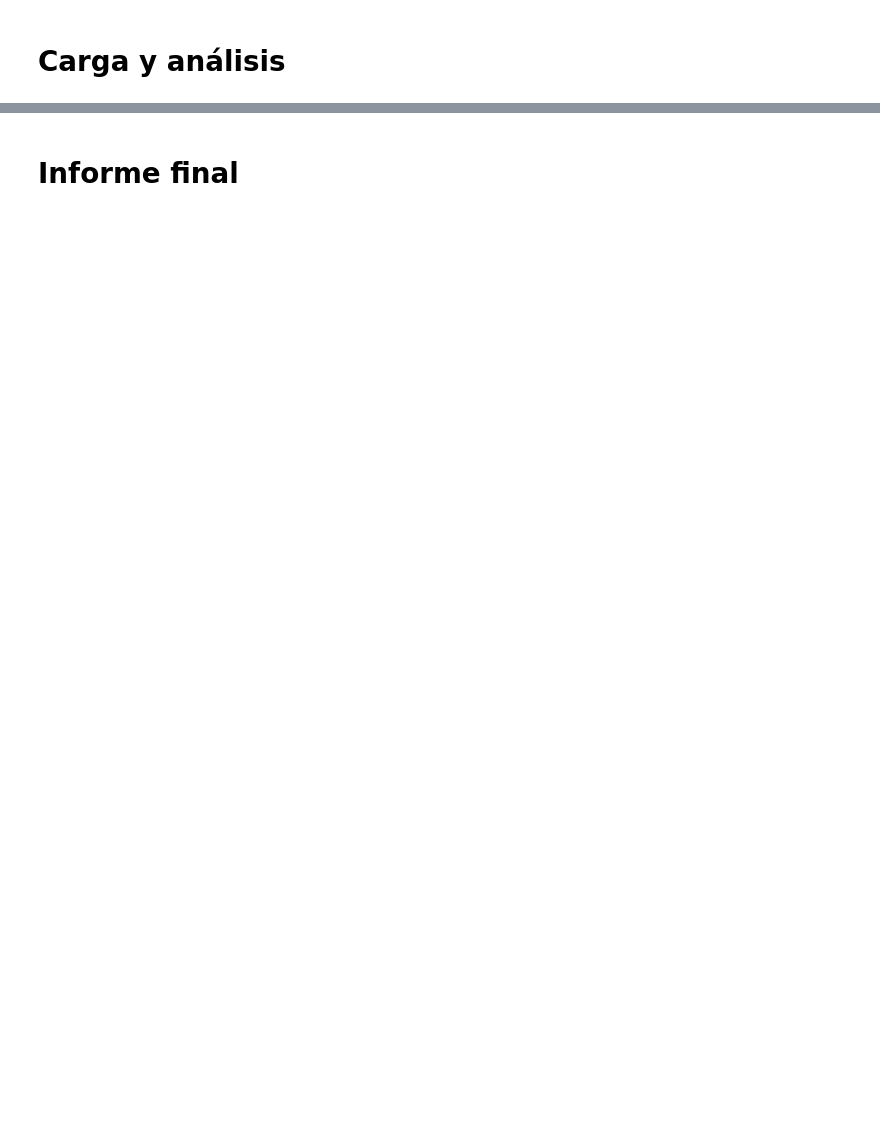
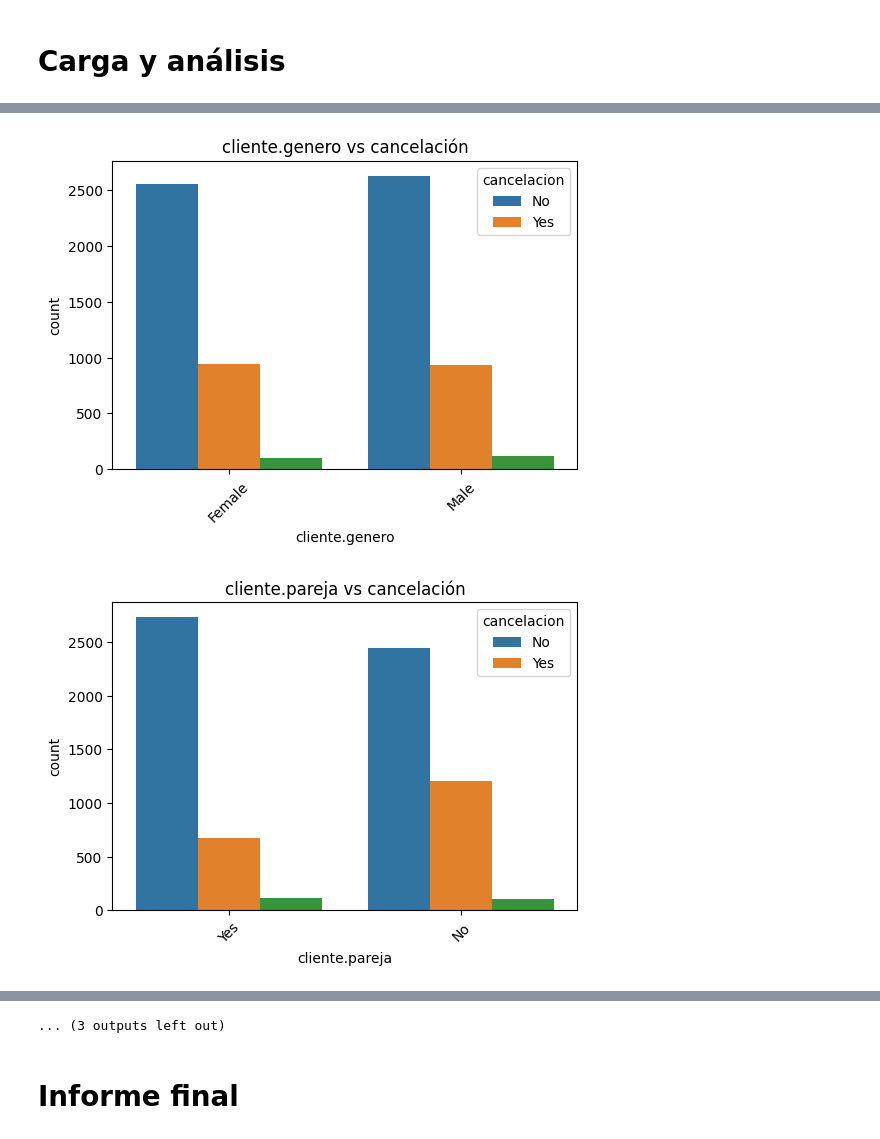
Before and after one commit to paolalarap/challenge_TelecomX_palp, a Jupyter notebook: challenge_TelecomX_palp.ipynb, the cells around one changed output, grey strips where cells are left out. Drawn from its saved outputs; the diff is of its cells as text; code cells hidden in the pictures; blank space fills up the shorter version.

```diff
--- a/challenge_TelecomX_palp.ipynb
+++ b/challenge_TelecomX_palp.ipynb
@@ -390,0 +573,10 @@ datos_clientes_n.head()
+# %%
+for col in categoricas:
+    plt.figure(figsize=(6,4))
+    sns.countplot(data=datos_clientes_n, x=col, hue='cancelacion')
+    plt.title(f'{col} vs cancelación')
+    plt.xticks(rotation=45)
+    plt.show()
+# %% [output]
+[figure, added]
+[figure, added]
@@ -391,2 +593,3 @@ datos_clientes_n.head()
+... (3 outputs left out)
 # %% [markdown]
 # **Informe final**
```
Also changed, not shown: parts of 14 cells of this notebook.
